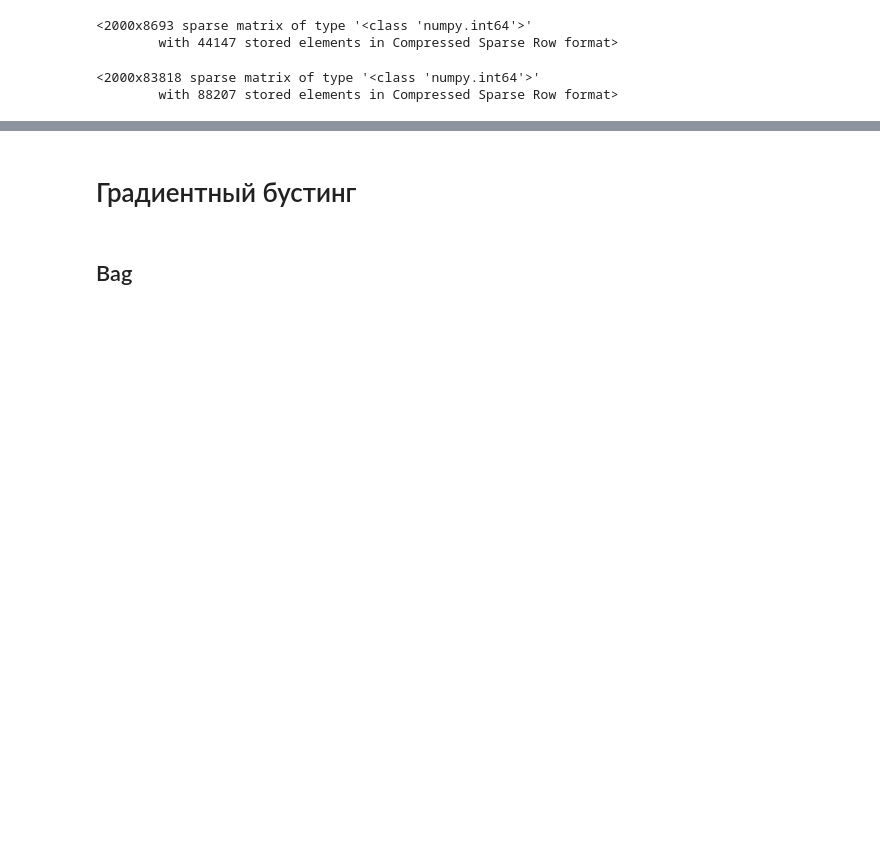
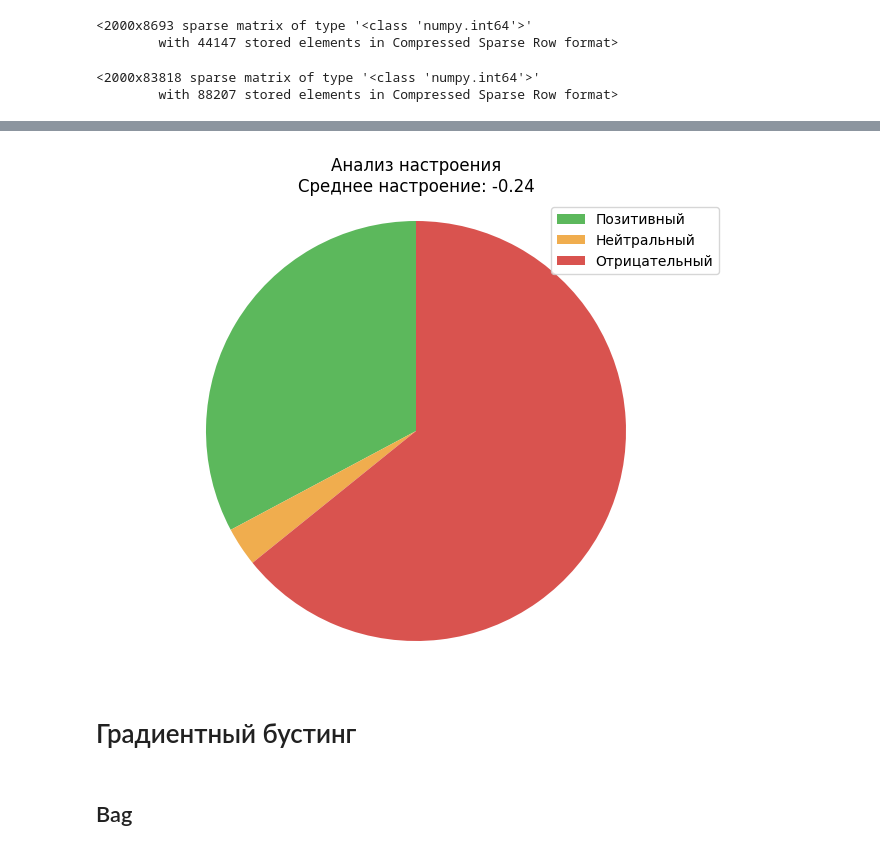
Before and after one commit to TheSawIsTheLaw/iWannaKillMyself, a Jupyter notebook: dataset/base.ipynb, the cells around one changed output, grey strips where cells are left out. Drawn from its saved outputs; the diff is of its cells as text; code cells hidden in the pictures; blank space fills up the shorter version.

```diff
--- a/dataset/base.ipynb
+++ b/dataset/base.ipynb
@@ -253,0 +313,3 @@ plt.savefig("plots/cloudNonSuicidal.pdf", format="pdf")
+# %%
+sentimentsDiagram(data[data['class'] == 1]['text'])
+# %% [output]
@@ -254,3 +317,4 @@ plt.savefig("plots/cloudNonSuicidal.pdf", format="pdf")
+[figure, added]
 # %% [markdown]
 # Градиентный бустинг
 # %% [markdown]
```
Also changed, not shown: parts of 8 cells of this notebook, 10 other files.
